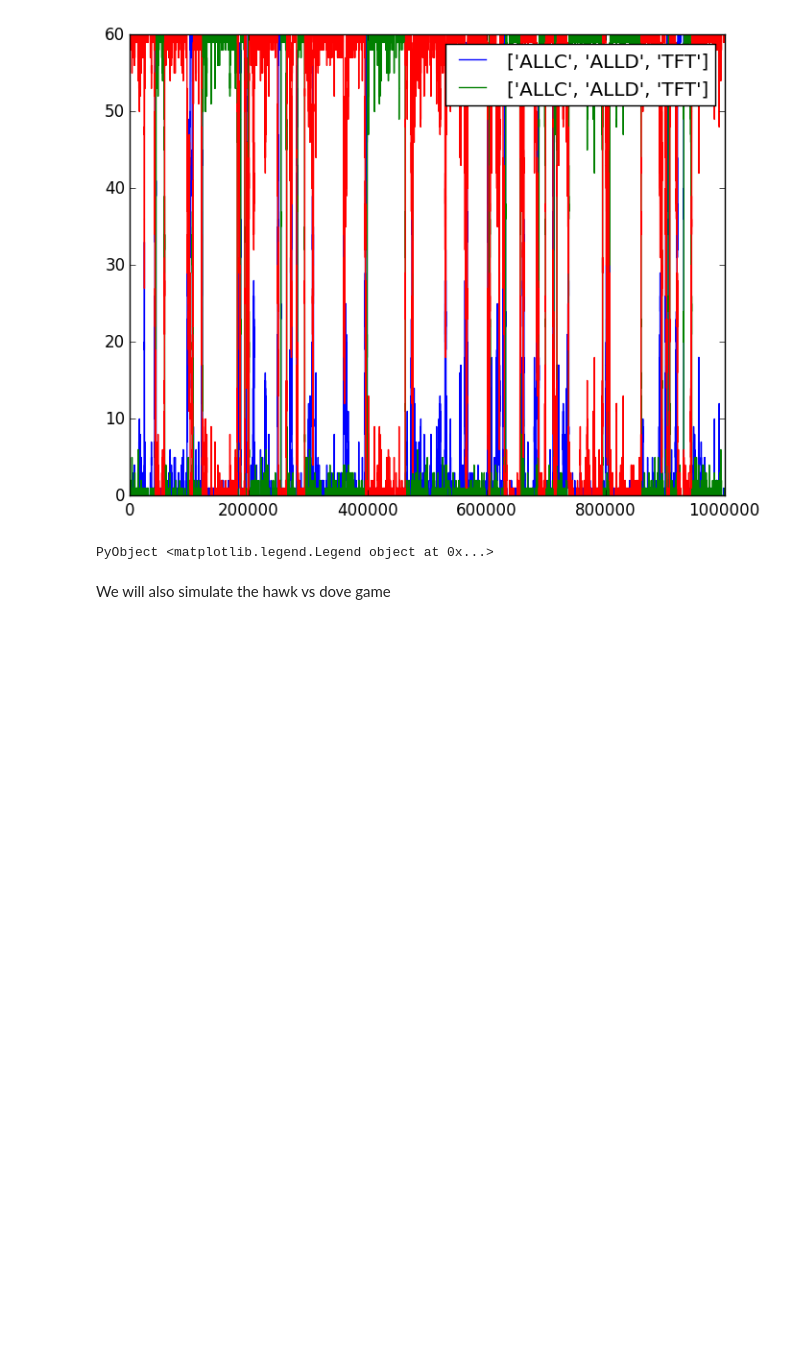
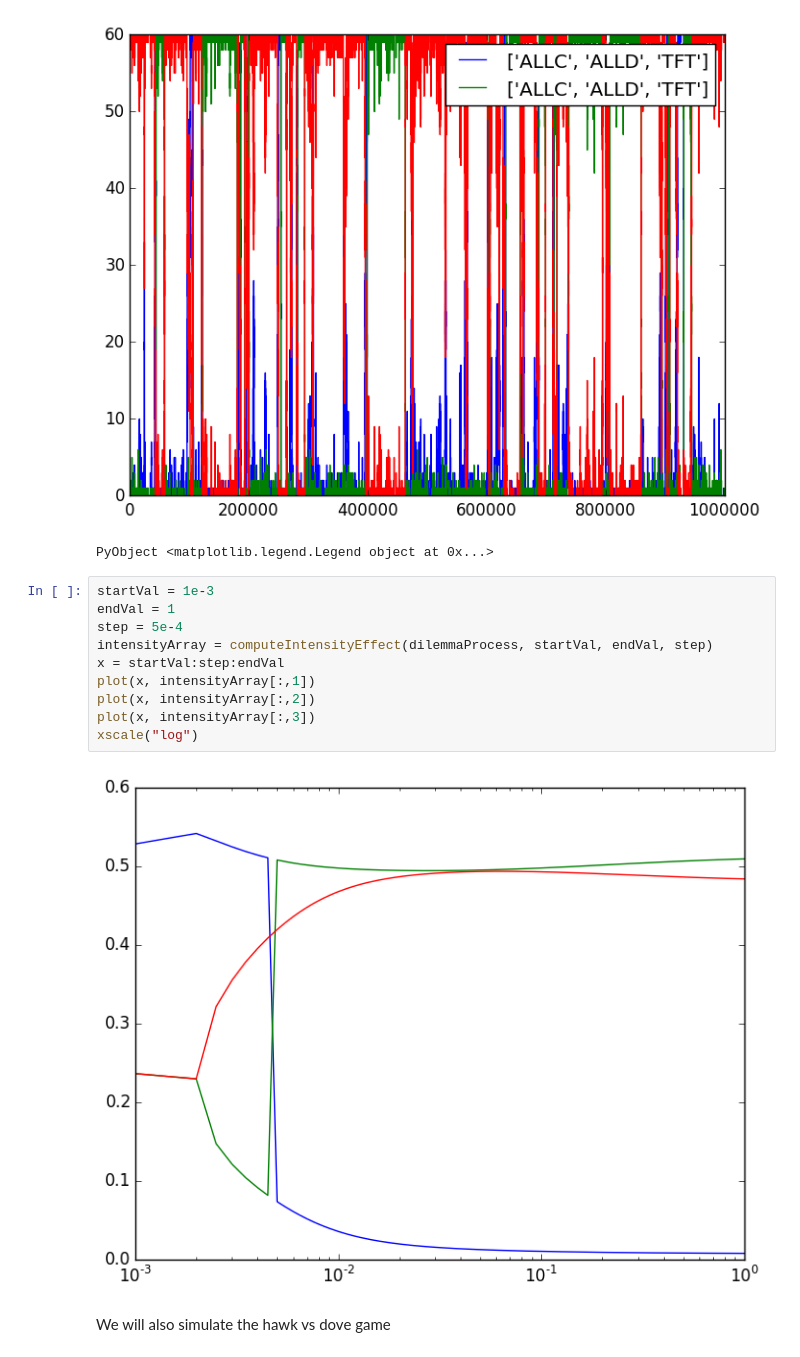
Before and after one commit to computationalevolutionarydynamics/Jedy.jl, a Jupyter notebook: notebooks/Finite Populations.ipynb, the cells around one changed output. Saved outputs shown, nothing was run; the diff lists cells and outputs as text; blank space fills up the shorter version.

Commit message:
Added plotting of intensity of selection against stationary distribution

```diff
--- a/notebooks/Finite Populations.ipynb
+++ b/notebooks/Finite Populations.ipynb
@@ -127,6 +128,18 @@ legend(dilemmaProcess.game.labels[1])
 # %% [output]
 [figure]
 PyObject <matplotlib.legend.Legend object at 0x...>
+# %%
+startVal = 1e-3
+endVal = 1
+step = 5e-4
+intensityArray = computeIntensityEffect(dilemmaProcess, startVal, endVal, step)
+x = startVal:step:endVal
+plot(x, intensityArray[:,1])
+plot(x, intensityArray[:,2])
+plot(x, intensityArray[:,3])
+xscale("log")
+# %% [output]
+[figure, added]
 # %% [markdown]
 We will also simulate the hawk vs dove game
 # %%
```
Also changed, not shown: parts of 1 cell of this notebook.
